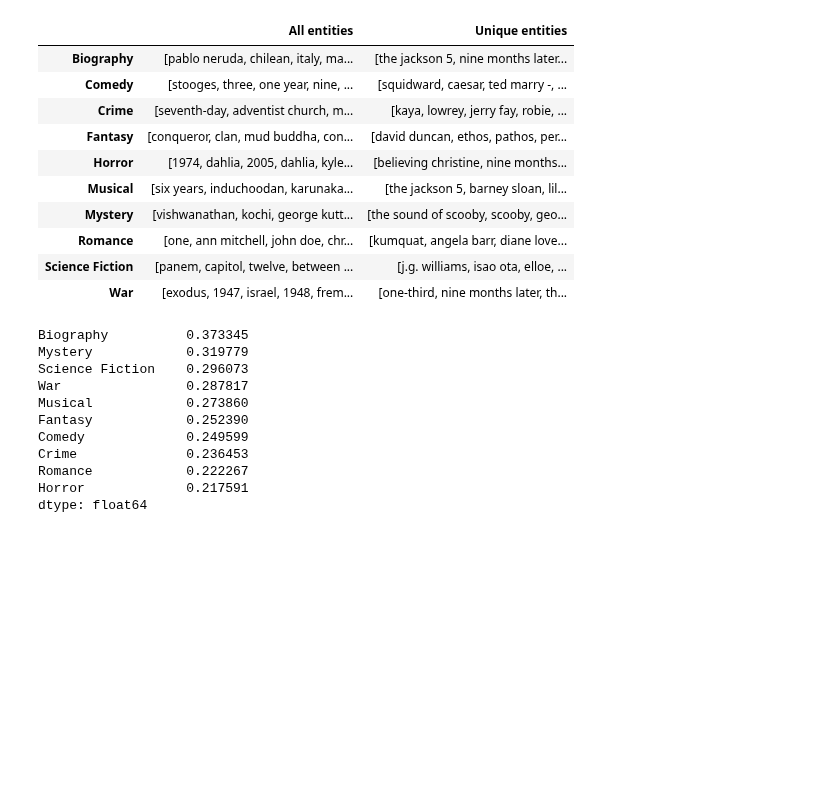
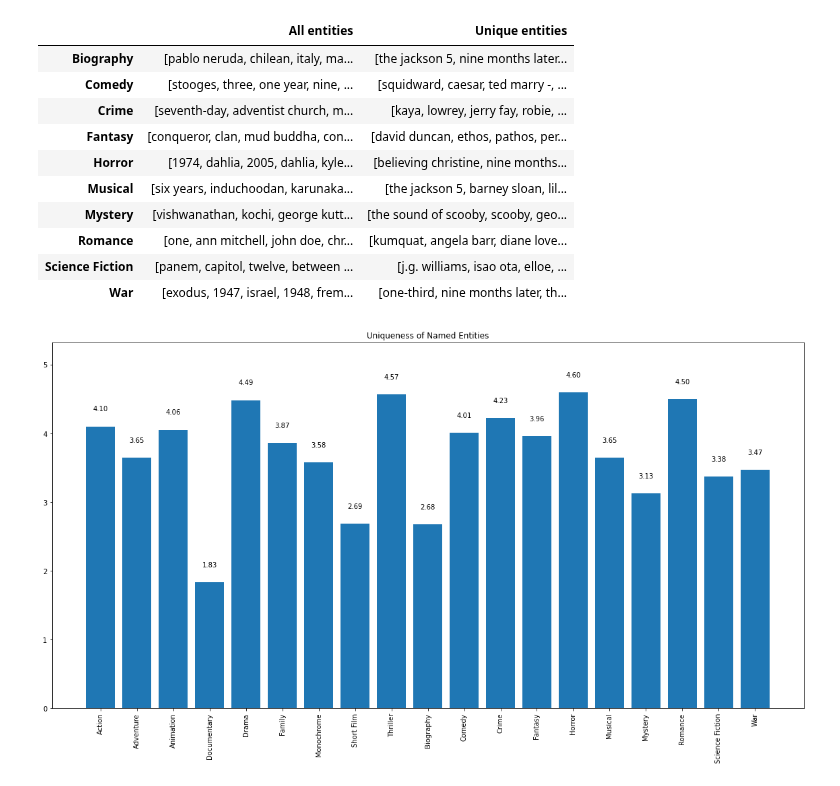
Before and after one commit to xbohdan/movie-genres, a Jupyter notebook: text-analysis/analysis.ipynb, the cells around one changed output. Cells and saved outputs as stored; diff of their text form; code cells hidden in the pictures; blank space fills up the shorter version.

```diff
--- a/text-analysis/analysis.ipynb
+++ b/text-analysis/analysis.ipynb
@@ -190,17 +191,26 @@ specific_entities
 | Romance | [one, ann mitchell, john doe, chr... | [kumquat, angela barr, diane love... |
 | Science Fiction | [panem, capitol, twelve, between ... | [j.g. williams, isao ota, elloe, ... |
 | War | [exodus, 1947, israel, 1948, frem... | [one-third, nine months later, th... |
-# %%
-specific_entities.apply(lambda x: len(x["Unique entities"]) / len(x["All entities"]), axis=1).sort_values(ascending=False)
-# %% [output]
-Biography          0.373345
-Mystery            0.319779
-Science Fiction    0.296073
-War                0.287817
-Musical            0.273860
-Fantasy            0.252390
-Comedy             0.249599
-Crime              0.236453
-Romance            0.222267
-Horror             0.217591
-dtype: float64
+# %%
+def plot_uniqueness() -> None:
+    height = []
+    bars = []
+    for df in [general_entities, specific_entities]:
+        df = df.apply(lambda x: len(x["All entities"]) / len(x["Unique entities"]), axis=1)
+        height += [*df.values]
+        bars += [*df.index]
+    plt.rcParams["figure.facecolor"] = "white"
+    plt.figure(figsize=(20,10))
+    x_pos = np.arange(len(height))
+    plt.bar(x_pos, height)
+    plt.xticks(x_pos, bars, rotation="vertical")
+    y_min, y_max = plt.ylim()
+    plt.ylim(y_min, y_max + 0.5)
+    for i, v in enumerate(height):
+        plt.text(i, v + 0.25, f"{v:.2f}", ha="center", va="center")
+    plt.title("Uniqueness of Named Entities")
+    plt.show()
+# %%
+plot_uniqueness()
+# %% [output]
+[figure, added]
```
Also changed, not shown: parts of 5 cells of this notebook.
